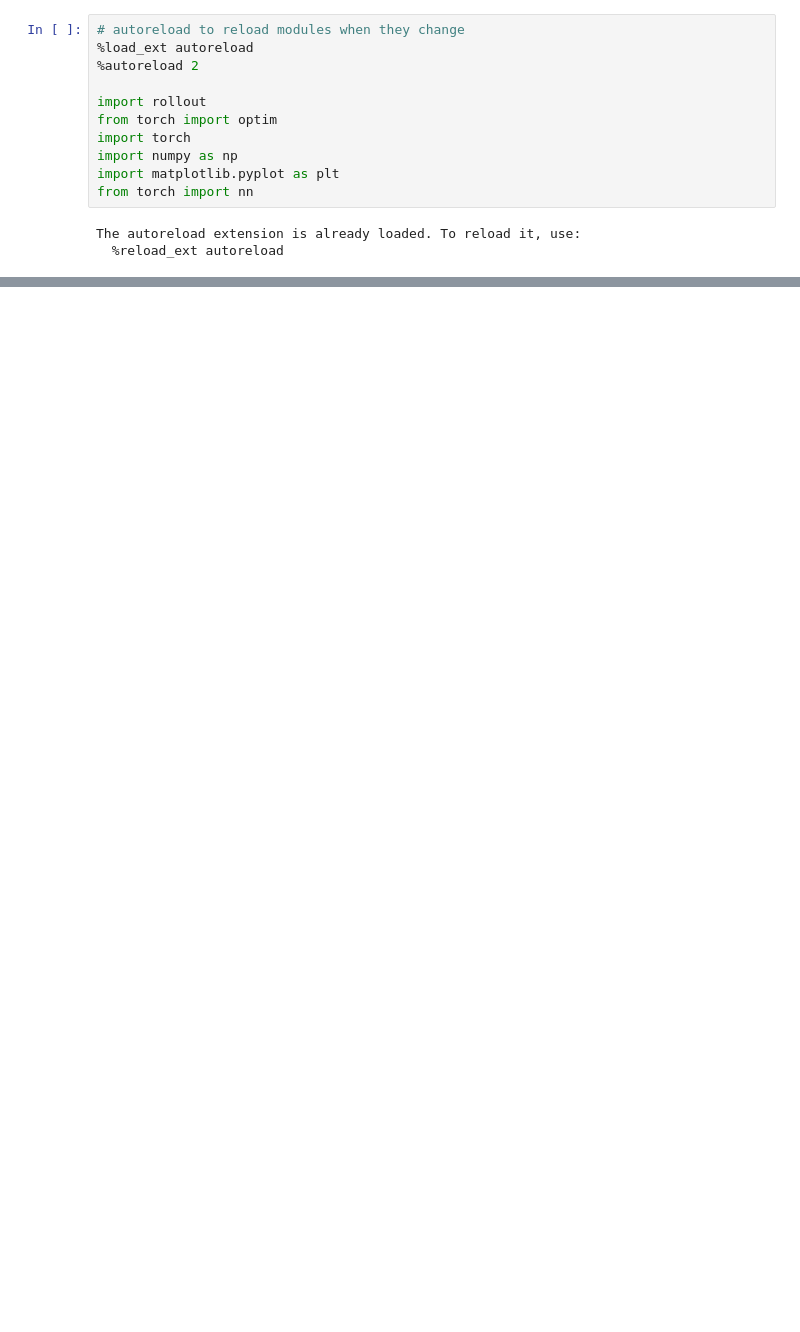
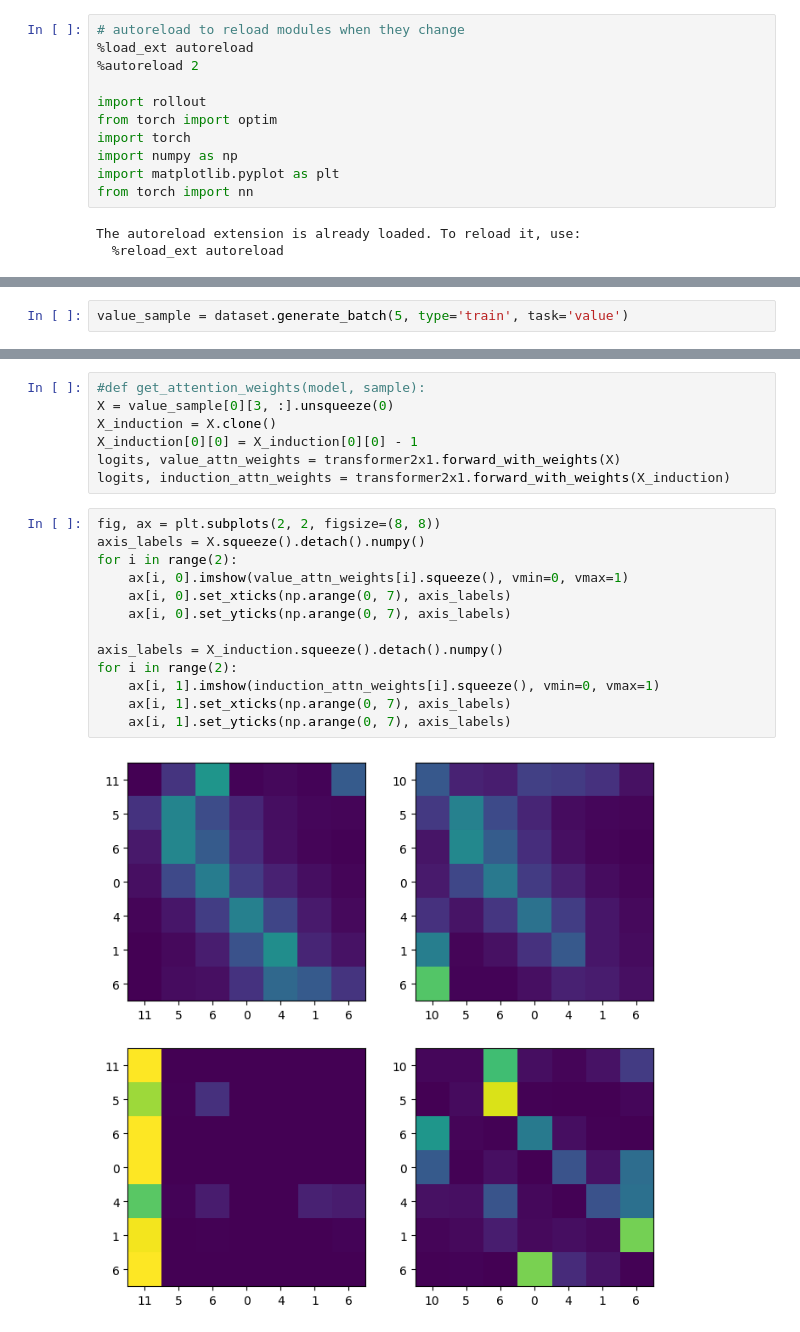
Before and after one commit to erhu7/TransformerCircuits, a Jupyter notebook: notebooks/model_testing/value_model.ipynb, the cells around one changed output, grey strips where cells are left out. Saved outputs shown, nothing was run; the diff lists cells and outputs as text; blank space fills up the shorter version.

```diff
--- a/notebooks/model_testing/value_model.ipynb
+++ b/notebooks/model_testing/value_model.ipynb
@@ -38,0 +231,2 @@ Epoch 400: Train Loss: 2.969959496113006e-05, Test Loss: 2.5192508473992348e-05
+# %%
+value_sample = dataset.generate_batch(5, type='train', task='value')
@@ -38,0 +259,22 @@ Epoch 400: Train Loss: 2.969959496113006e-05, Test Loss: 2.5192508473992348e-05
+# %%
+#def get_attention_weights(model, sample):
+X = value_sample[0][3, :].unsqueeze(0)
+X_induction = X.clone()
+X_induction[0][0] = X_induction[0][0] - 1
+logits, value_attn_weights = transformer2x1.forward_with_weights(X)
+logits, induction_attn_weights = transformer2x1.forward_with_weights(X_induction)
+# %%
+fig, ax = plt.subplots(2, 2, figsize=(8, 8))
+axis_labels = X.squeeze().detach().numpy()
+for i in range(2):
+    ax[i, 0].imshow(value_attn_weights[i].squeeze(), vmin=0, vmax=1)
+    ax[i, 0].set_xticks(np.arange(0, 7), axis_labels)
+    ax[i, 0].set_yticks(np.arange(0, 7), axis_labels)
+
+axis_labels = X_induction.squeeze().detach().numpy()
+for i in range(2):
+    ax[i, 1].imshow(induction_attn_weights[i].squeeze(), vmin=0, vmax=1)
+    ax[i, 1].set_xticks(np.arange(0, 7), axis_labels)
+    ax[i, 1].set_yticks(np.arange(0, 7), axis_labels)
+# %% [output]
+[figure, added]
```
Also changed, not shown: parts of 21 cells of this notebook, 8 other files.
